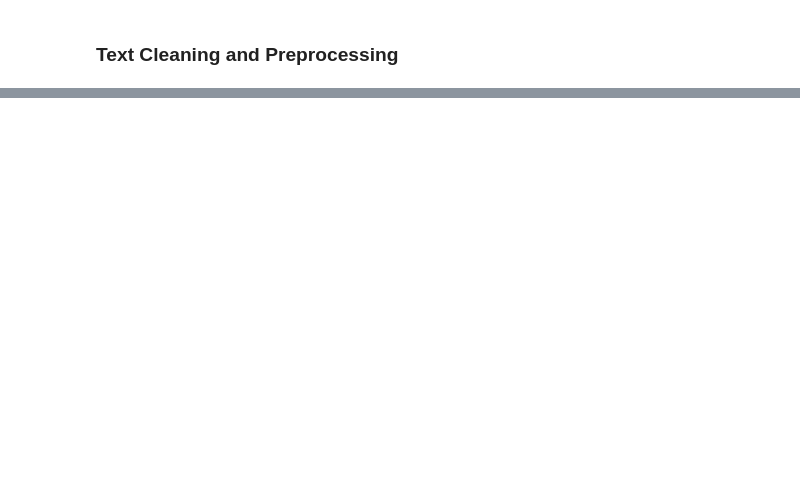
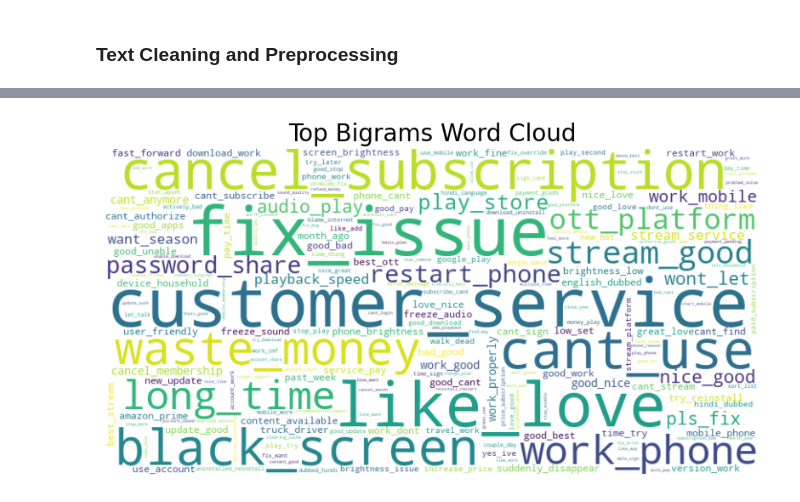
Before and after one commit to OlgaKuzminichna/SentimentAnalysis, a Jupyter notebook: Netflix.ipynb, the cells around one changed output, grey strips where cells are left out. Saved outputs shown, nothing was run; the diff lists cells and outputs as text; code cells hidden in the pictures; blank space fills up the shorter version.

```diff
--- a/Netflix.ipynb
+++ b/Netflix.ipynb
@@ -287,5 +212,0 @@ def stemm_text(review):
-# %%
-example=df['content'][190]
-print(example)
-tokens = nltk.word_tokenize(example)
-print(tokens)
@@ -324,0 +217,29 @@ model = AutoModelForSequenceClassification.from_pretrained(MODEL)
+# %%
+### Tokenization
+df['tokenized_content'] = df['clean_content'].apply(word_tokenize)
+
+### Collocation - Finding Bigrams
+bigram_finder = BigramCollocationFinder.from_words([word for tokens in df['tokenized_content'] for word in tokens])
+# Apply frequency filter to consider only frequent bigrams
+bigram_finder.apply_freq_filter(2)
+# Find top bigrams based on likelihood ratio
+top_bigrams = bigram_finder.nbest(BigramAssocMeasures.likelihood_ratio, 500)
+print("Top Bigrams (Collocations):", top_bigrams)
+
+### Frequency Distribution - Words and Bigrams
+
+# Frequency Distribution of Words
+all_words = [word for tokens in df['tokenized_content'] for word in tokens]
+fdist_words = FreqDist(all_words)
+print("Top 15 Words:")
+for word, frequency in fdist_words.most_common(15):
+    print(f'{word}: {frequency}')
+
+# Frequency Distribution of Bigrams
+bigram_list = list(bigram_finder.ngram_fd.items())
+bigram_freq = Counter(bigram_list)
+print("Top 15 Bigrams:")
+for phrase, frequency in bigram_freq.most_common(15):
+    print(f'{phrase}: {frequency}')
+
+#df.head(5)
@@ -324,0 +264,13 @@ model = AutoModelForSequenceClassification.from_pretrained(MODEL)
+# %%
+# Generate the word cloud for Bigrams
+top_bigrams_freq = {('_'.join(bigram)): count for bigram, count in bigram_freq if bigram[0] != bigram[1]}
+wordcloud = WordCloud(width=800, height=400, background_color='white', colormap='viridis').generate_from_frequencies(top_bigrams_freq)
+
+# Display the word cloud
+plt.figure(figsize=(10, 5))
+plt.imshow(wordcloud, interpolation='bilinear')
+plt.axis('off')
+plt.title("Top Bigrams Word Cloud", fontsize=20)
+plt.show()
+# %% [output]
+[figure, added]
```
Also changed, not shown: parts of 42 cells of this notebook, 2 other files.
